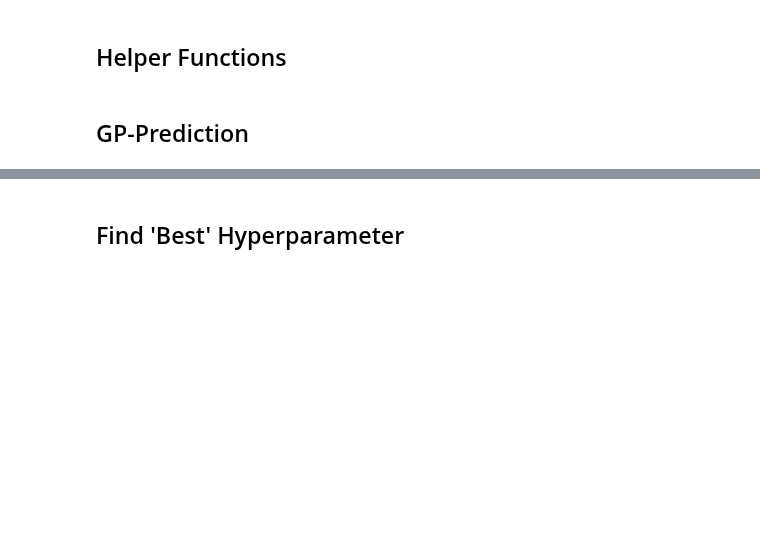
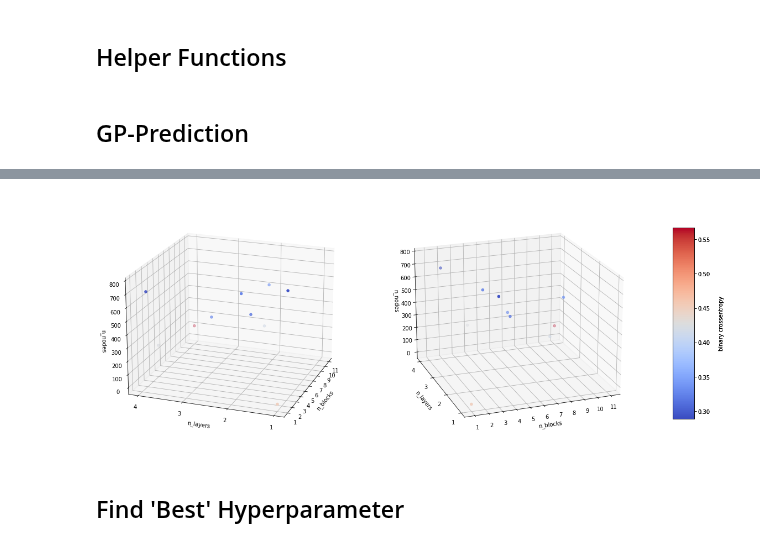
Before and after one commit to psaegert/AML-Final, a Jupyter notebook: models/INN/evaluate_INN.ipynb, the cells around one changed output, grey strips where cells are left out. Cells and saved outputs as stored; diff of their text form; code cells hidden in the pictures; blank space fills up the shorter version.

```diff
--- a/models/INN/evaluate_INN.ipynb
+++ b/models/INN/evaluate_INN.ipynb
@@ -100,19 +110,22 @@ for i in range(3):
 # %%
-fig = plt.figure(figsize=(12, 8))
-fig.tight_layout()
-ax = fig.add_subplot(111, projection='3d')
-ax.set_xlabel(r'n_blocks'); ax.set_ylabel(r'n_layers'); ax.set_zlabel(r'n_nodes')
+fig, axes = plt.subplots(1, 2, figsize=(18, 8), subplot_kw={'projection':'3d'})
+fig.tight_layout(w_pad=10)
+fig.subplots_adjust(right=0.75)
 
-x = Q_scaled[:, 0]
-y = Q_scaled[:, 1]
-z = Q_scaled[:, 2]
-c = E[:, 0]
+offset = 180
+for i, angle in enumerate([20+offset, 90-20+offset]):
+    x, y, z = Q_scaled.T
+    c = E[:, 0]
 
-img = ax.scatter(x, y, z, c=c, cmap=plt.get_cmap('Spectral'))
-fig.subplots_adjust(right=0.7)
-colorbar_ax = fig.add_axes([0.8, 0.2, 0.03, 0.6])
-fig.colorbar(img, cax=colorbar_ax, label='\nBCE')
-ax.view_init(elev=20., azim=220)
+    axes[i].set_xlabel(r'n_blocks'); axes[i].set_ylabel(r'n_layers'); axes[i].set_zlabel(r'n_nodes')
+    axes[i].set_xticks(range(13)); axes[i].set_yticks(range(1, 5));
+    axes[i].view_init(elev=20., azim=angle)
+
+    img = axes[i].scatter(x, y, z, c=c, cmap=plt.get_cmap('coolwarm'))
+    colorbar_ax = fig.add_axes([0.8, 0.2, 0.03, 0.6])
+    fig.colorbar(img, cax=colorbar_ax, label='\nbinary crossentropy')
+# %% [output]
+[figure, added]
 # %% [markdown]
 ## Find 'Best' Hyperparameter
 # %%
```
Also changed, not shown: parts of 6 cells of this notebook.
